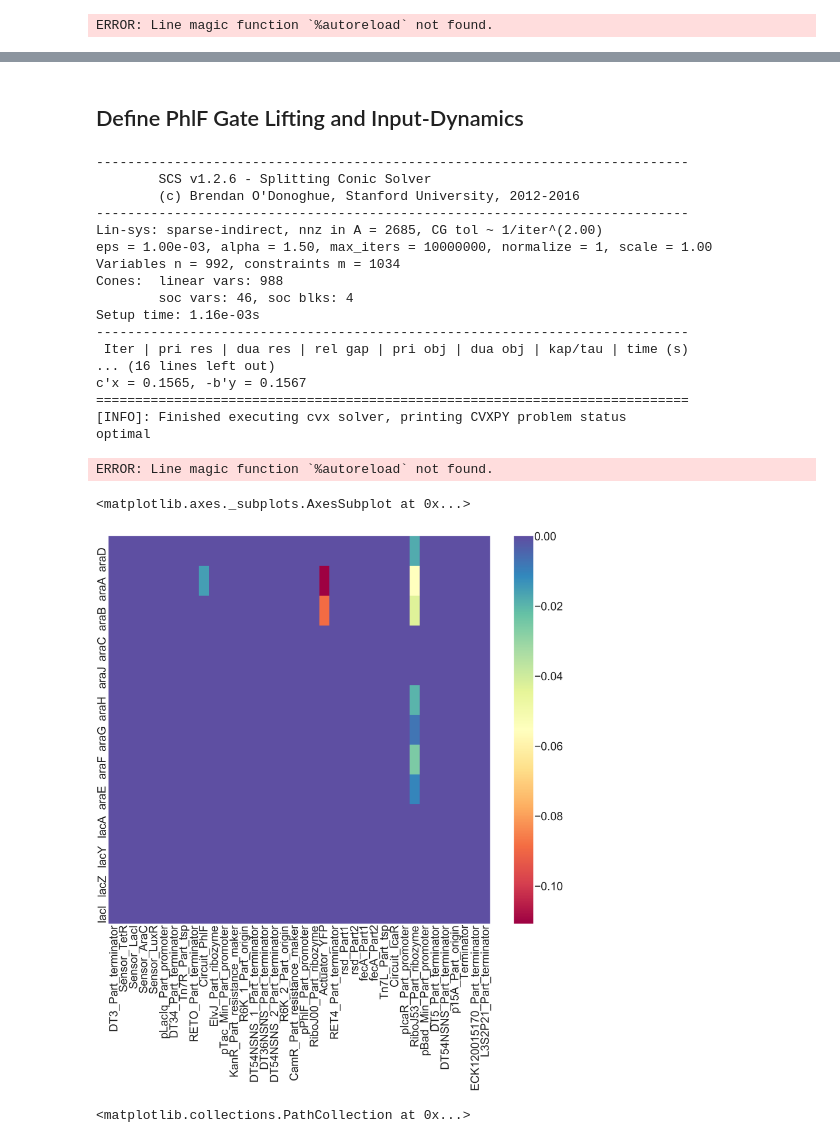
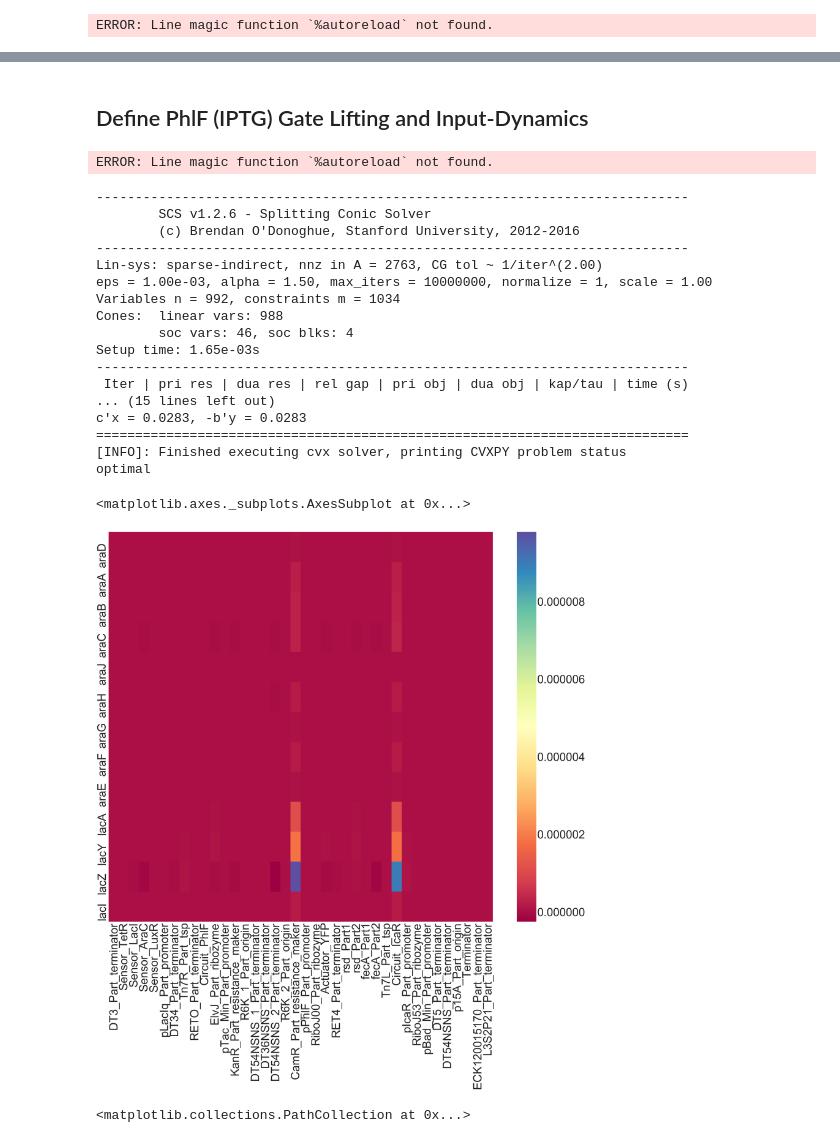
Before and after one commit to YeungRepo/darpa-sd2, a Jupyter notebook: structuredDMD/v0_code/KOp_SDMD_Prototype_PullDict_Dataframes.ipynb, the cells around one changed output, grey strips where cells are left out. Drawn from its saved outputs; the diff is of its cells as text; code cells hidden in the pictures.

```diff
--- a/structuredDMD/v0_code/KOp_SDMD_Prototype_PullDict_Dataframes.ipynb
+++ b/structuredDMD/v0_code/KOp_SDMD_Prototype_PullDict_Dataframes.ipynb
@@ -452,6 +283,9 @@ for ind in range(0,len(all_genes)):
 # %%
 for ind in ara_indices:
     print(all_genes[ind])
+
+for ind in lac_indices:
+    print(all_genes[ind])
 # %% [output]
 araD
 araA
@@ -1123,5 +1189,5 @@ sns.heatmap(Ki[:,-1],cmap='Spectral',xticklabels=['ara'],yticklabels=all_gene_la
 # %% [markdown]
-## Define PhlF Gate Lifting and Input-Dynamics
+## Define PhlF (IPTG) Gate Lifting and Input-Dynamics
 # %%
 
 InputLinearDictionary = [None]*len(all_genes)
@@ -1135,16 +1201,16 @@ InputLifting = Lifting(np.arange(4098,4136,1),InputLinearDictionary,len(all_gene
 %autoreload
 viz_this_set = False;
 timepair_list = [];
-for ind_cond in ['10']:
+for ind_cond in ['01']:
     for temp in ['37']:
         for replicate_ind in ['0','1','2','3']:
             pair_string = [ind_cond+temp+'5'+replicate_ind,ind_cond+temp+'18'+replicate_ind];
             timepair_list.append(pair_string);
 
 #this_strain_id = 'MG1655_WT'
-this_strain_id = 'MG1655_NAND_Circuit'
+#this_strain_id = 'MG1655_NAND_Circuit'
 #this_strain_id = 'MG1655_pJS007_LALT__P3__PhlF'
-#this_strain_id = 'MG1655_IcaR_Gate'
+this_strain_id = 'MG1655_IcaR_Gate'
 #this_strain_id = 'MG1655_PhlF_Gate'
 timepoint_5hr_index = 0;
 timepoint_18hr_index = 1;
@@ -1196,61 +1262,60 @@ if viz_this_set:
     cv1 = mu_t1-mu_t1;
     cv2 = mu_t2-mu_t2;
     plt.figure()
     plt.scatter((mu_t1[low_cv_indices]),(mu_t2[low_cv_indices]))
     plt.ylim([0.0,1.0])
     plt.xlim([0.0,1.0])
     plt.figure()
     plt.scatter(mu_t1,mu_t2)
     plt.ylim([0.0,1.0])
     plt.xlim([0.0,1.0])
 
 
 Yp_data = np.zeros((len(common_indices),len(low_cv_reps)))
 Yf_data = np.zeros((len(common_indices),len(low_cv_reps)))
 Up_data = 1e0*np.ones((1,len(low_cv_reps)));
 PsiUp_Gate = np.zeros( (InputLifting.return_dim(),len(low_cv_reps)));
 for ind in range(0,len(low_cv_reps)):
     PsiUp_Gate[:,ind] = InputLifting.eval_lifting_array(T1_list.T[:,ind]).flatten();
 
 
 for col_ind in low_cv_reps:
     Yp_data[:,col_ind_map[col_ind]] = T1_list_log_norm.T[common_indices,col_ind];
     Yf_data[:,col_ind_map[col_ind]]= T2_list_log_norm.T[common_indices,col_ind];
 
 
 
 Ki = calc_Append_Input_Koopman(KM.Kol,KM.Ki,Yf_data,Yp_data,PsiUp,PsiUp_Gate,flag=2,lambda_val=0.1)
 
-#calc_Input_Koopman_Koopman(KM.Kol,Yf_data,Yp_data,PsiUp,flag=2,lambda_val=0.1)
+
 KM.append_input(Ki,InputLifting)
+
+import seaborn as sns
+plt.figure(figsize=(60,50))
+all_gene_labels = [all_genes[elem] for elem in common_indices]
+
+sns.heatmap(Ki,cmap='Spectral',xticklabels=Circuit_Gene_Names,yticklabels=all_gene_labels)
 # %% [output]
-----------------------------------------------------------------------------
-        SCS v1.2.6 - Splitting Conic Solver
-        (c) Brendan O'Donoghue, Stanford University, 2012-2016
-----------------------------------------------------------------------------
-Lin-sys: sparse-indirect, nnz in A = 2685, CG tol ~ 1/iter^(2.00)
-eps = 1.00e-03, alpha = 1.50, max_iters = 10000000, normalize = 1, scale = 1.00
-Variables n = 992, constraints m = 1034
-Cones:  linear vars: 988
-        soc vars: 46, soc blks: 4
-Setup time: 1.16e-03s
-----------------------------------------------------------------------------
- Iter | pri res | dua res | rel gap | pri obj | dua obj | kap/tau | time (s)
-... (16 lines left out)
-c'x = 0.1565, -b'y = 0.1567
-============================================================================
-[INFO]: Finished executing cvx solver, printing CVXPY problem status
-optimal
+ERROR: Line magic function `%autoreload` not found.
-ERROR: Line magic function `%autoreload` not found.
+----------------------------------------------------------------------------
+        SCS v1.2.6 - Splitting Conic Solver
+        (c) Brendan O'Donoghue, Stanford University, 2012-2016
+----------------------------------------------------------------------------
+Lin-sys: sparse-indirect, nnz in A = 2763, CG tol ~ 1/iter^(2.00)
+eps = 1.00e-03, alpha = 1.50, max_iters = 10000000, normalize = 1, scale = 1.00
+Variables n = 992, constraints m = 1034
+Cones:  linear vars: 988
+        soc vars: 46, soc blks: 4
+Setup time: 1.65e-03s
+----------------------------------------------------------------------------
+ Iter | pri res | dua res | rel gap | pri obj | dua obj | kap/tau | time (s)
+... (15 lines left out)
+c'x = 0.0283, -b'y = 0.0283
+============================================================================
+[INFO]: Finished executing cvx solver, printing CVXPY problem status
+optimal
+<matplotlib.axes._subplots.AxesSubplot at 0x...>
+[figure, added]
-# %%
-import seaborn as sns
-plt.figure(figsize=(60,50))
-all_gene_labels = [all_genes[elem] for elem in common_indices]
-
-sns.heatmap(Ki,cmap='Spectral',xticklabels=Circuit_Gene_Names,yticklabels=all_gene_labels)
-# %% [output]
-<matplotlib.axes._subplots.AxesSubplot at 0x...>
-[figure, removed]
 # %%
 plt.scatter(T1_list.T[4098:4136,:],T2_list.T[4098:4136,:])
 # %% [output]
```
Also changed, not shown: parts of 38 cells of this notebook.
